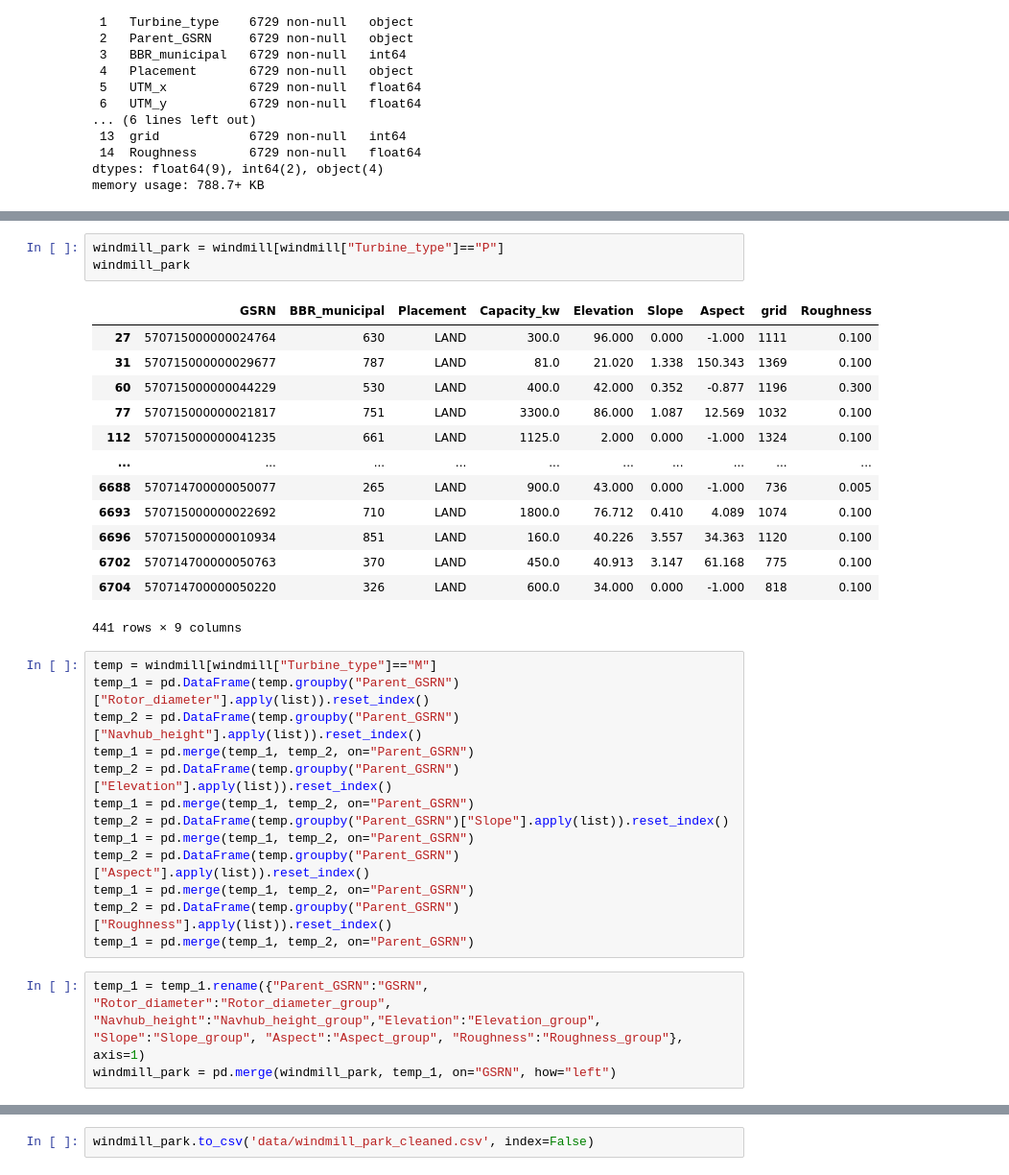
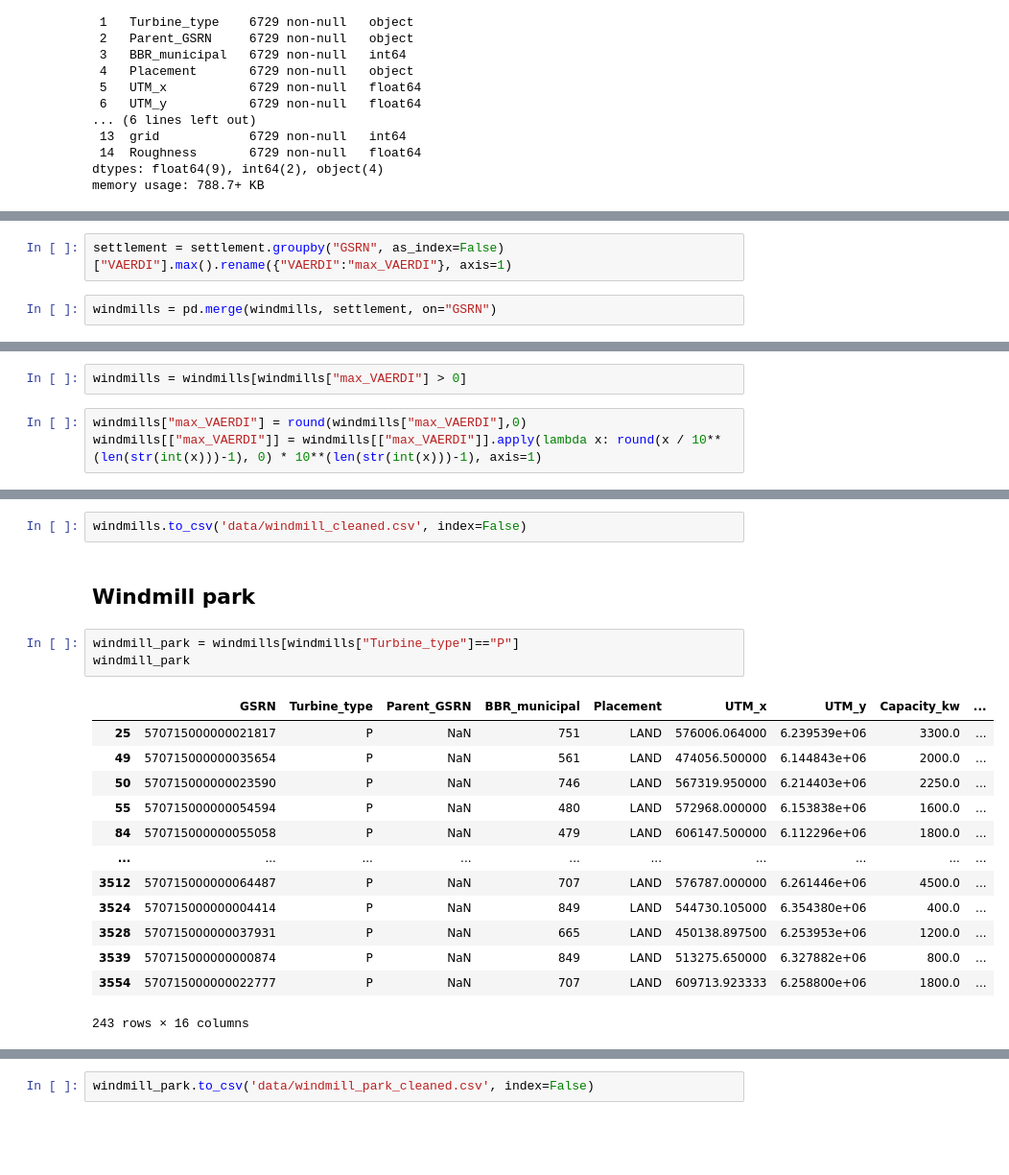
Before and after one commit to sevewing/WindmillPrediction, a Jupyter notebook: Windmill_preprocessing.ipynb, the cells around one changed output, grey strips where cells are left out. Shown: that part at 96% size. Drawn from its saved outputs; the diff is of its cells as text; blank space fills up the shorter version.

```diff
--- a/Windmill_preprocessing.ipynb
+++ b/Windmill_preprocessing.ipynb
@@ -180,0 +185,4 @@ len(windmill[windmill["Turbine_type"]=="W"])
+# %%
+settlement = settlement.groupby("GSRN", as_index=False)["VAERDI"].max().rename({"VAERDI":"max_VAERDI"}, axis=1)
+# %%
+windmills = pd.merge(windmills, settlement, on="GSRN")
@@ -180,0 +191,5 @@ len(windmill[windmill["Turbine_type"]=="W"])
+# %%
+windmills = windmills[windmills["max_VAERDI"] > 0]
+# %%
+windmills["max_VAERDI"] = round(windmills["max_VAERDI"],0)
+windmills[["max_VAERDI"]] = windmills[["max_VAERDI"]].apply(lambda x: round(x / 10**(len(str(int(x)))-1), 0) * 10**(len(str(int(x)))-1), axis=1)
@@ -181,33 +212,21 @@ len(windmill[windmill["Turbine_type"]=="W"])
+# %%
+windmills.to_csv('data/windmill_cleaned.csv', index=False)
+# %% [markdown]
+## Windmill park
 # %%
-windmill_park = windmill[windmill["Turbine_type"]=="P"]
+windmill_park = windmills[windmills["Turbine_type"]=="P"]
 windmill_park
 # %% [output]
-|  | GSRN | BBR_municipal | Placement | Capacity_kw | Elevation | Slope | Aspect | grid | Roughness |
-| 27 | 570715000000024764 | 630 | LAND | 300.0 | 96.000 | 0.000 | -1.000 | 1111 | 0.100 |
-| 31 | 570715000000029677 | 787 | LAND | 81.0 | 21.020 | 1.338 | 150.343 | 1369 | 0.100 |
-| 60 | 570715000000044229 | 530 | LAND | 400.0 | 42.000 | 0.352 | -0.877 | 1196 | 0.300 |
-| 77 | 570715000000021817 | 751 | LAND | 3300.0 | 86.000 | 1.087 | 12.569 | 1032 | 0.100 |
-| 112 | 570715000000041235 | 661 | LAND | 1125.0 | 2.000 | 0.000 | -1.000 | 1324 | 0.100 |
+|  | GSRN | Turbine_type | Parent_GSRN | BBR_municipal | Placement | UTM_x | UTM_y | Capacity_kw | ... |
+| 25 | 570715000000021817 | P | NaN | 751 | LAND | 576006.064000 | 6.239539e+06 | 3300.0 | ... |
+| 49 | 570715000000035654 | P | NaN | 561 | LAND | 474056.500000 | 6.144843e+06 | 2000.0 | ... |
+| 50 | 570715000000023590 | P | NaN | 746 | LAND | 567319.950000 | 6.214403e+06 | 2250.0 | ... |
+| 55 | 570715000000054594 | P | NaN | 480 | LAND | 572968.000000 | 6.153838e+06 | 1600.0 | ... |
+| 84 | 570715000000055058 | P | NaN | 479 | LAND | 606147.500000 | 6.112296e+06 | 1800.0 | ... |
 | ... | ... | ... | ... | ... | ... | ... | ... | ... | ... |
-| 6688 | 570714700000050077 | 265 | LAND | 900.0 | 43.000 | 0.000 | -1.000 | 736 | 0.005 |
-| 6693 | 570715000000022692 | 710 | LAND | 1800.0 | 76.712 | 0.410 | 4.089 | 1074 | 0.100 |
-| 6696 | 570715000000010934 | 851 | LAND | 160.0 | 40.226 | 3.557 | 34.363 | 1120 | 0.100 |
-| 6702 | 570714700000050763 | 370 | LAND | 450.0 | 40.913 | 3.147 | 61.168 | 775 | 0.100 |
-| 6704 | 570714700000050220 | 326 | LAND | 600.0 | 34.000 | 0.000 | -1.000 | 818 | 0.100 |
+| 3512 | 570715000000064487 | P | NaN | 707 | LAND | 576787.000000 | 6.261446e+06 | 4500.0 | ... |
+| 3524 | 570715000000004414 | P | NaN | 849 | LAND | 544730.105000 | 6.354380e+06 | 400.0 | ... |
+| 3528 | 570715000000037931 | P | NaN | 665 | LAND | 450138.897500 | 6.253953e+06 | 1200.0 | ... |
+| 3539 | 570715000000000874 | P | NaN | 849 | LAND | 513275.650000 | 6.327882e+06 | 800.0 | ... |
+| 3554 | 570715000000022777 | P | NaN | 707 | LAND | 609713.923333 | 6.258800e+06 | 1800.0 | ... |
-441 rows × 9 columns
+243 rows × 16 columns
-# %%
-temp = windmill[windmill["Turbine_type"]=="M"]
-temp_1 = pd.DataFrame(temp.groupby("Parent_GSRN")["Rotor_diameter"].apply(list)).reset_index()
-temp_2 = pd.DataFrame(temp.groupby("Parent_GSRN")["Navhub_height"].apply(list)).reset_index()
-temp_1 = pd.merge(temp_1, temp_2, on="Parent_GSRN")
-temp_2 = pd.DataFrame(temp.groupby("Parent_GSRN")["Elevation"].apply(list)).reset_index()
-temp_1 = pd.merge(temp_1, temp_2, on="Parent_GSRN")
-temp_2 = pd.DataFrame(temp.groupby("Parent_GSRN")["Slope"].apply(list)).reset_index()
-temp_1 = pd.merge(temp_1, temp_2, on="Parent_GSRN")
-temp_2 = pd.DataFrame(temp.groupby("Parent_GSRN")["Aspect"].apply(list)).reset_index()
-temp_1 = pd.merge(temp_1, temp_2, on="Parent_GSRN")
-temp_2 = pd.DataFrame(temp.groupby("Parent_GSRN")["Roughness"].apply(list)).reset_index()
-temp_1 = pd.merge(temp_1, temp_2, on="Parent_GSRN")
-# %%
-temp_1 = temp_1.rename({"Parent_GSRN":"GSRN", "Rotor_diameter":"Rotor_diameter_group", "Navhub_height":"Navhub_height_group","Elevation":"Elevation_group", "Slope":"Slope_group", "Aspect":"Aspect_group", "Roughness":"Roughness_group"}, axis=1)
-windmill_park = pd.merge(windmill_park, temp_1, on="GSRN", how="left")
```
Also changed, not shown: parts of 49 cells of this notebook, 6 other files.
